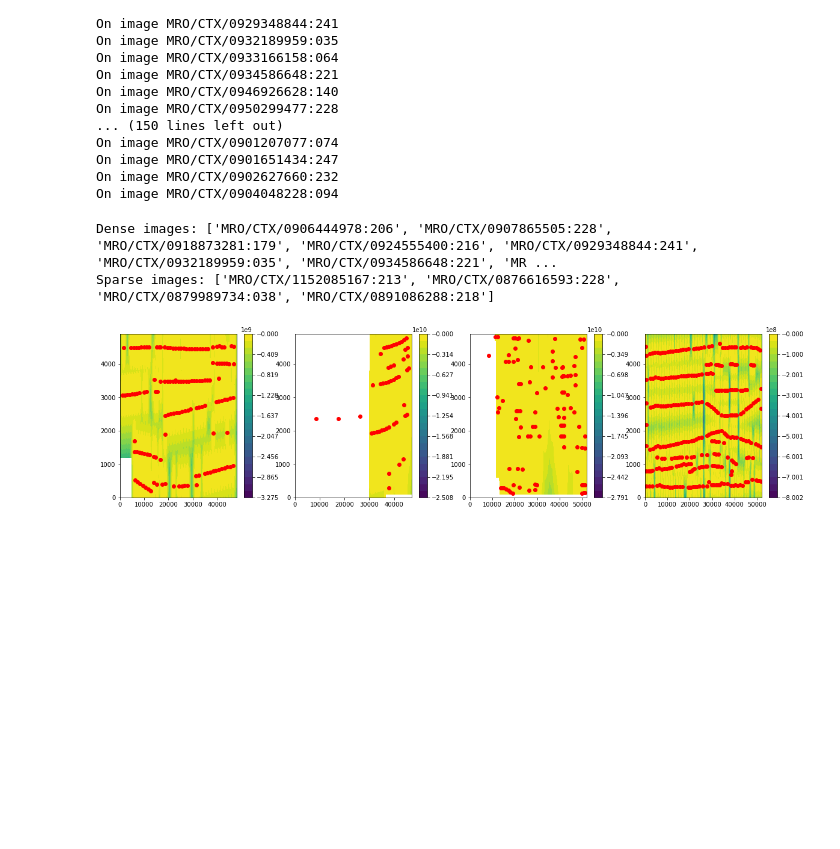
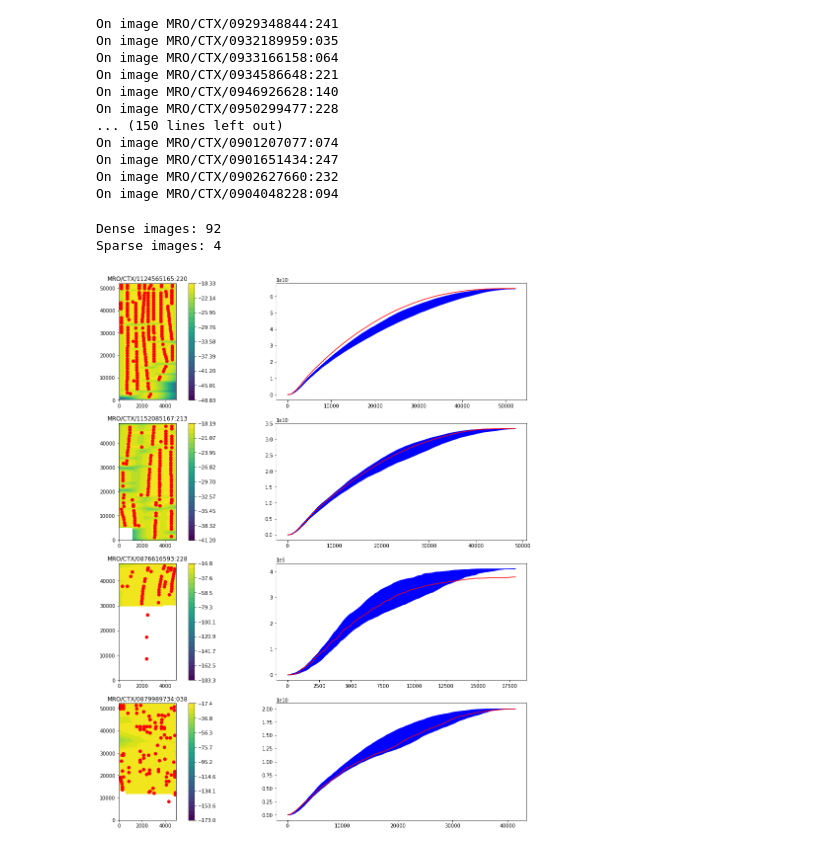
Before and after one commit to DOI-USGS/knoten, a Jupyter notebook: examples/Spatial_Control.ipynb, the cells around one changed output. Saved outputs shown, nothing was run; the diff lists cells and outputs as text; code cells hidden in the pictures; blank space fills up the shorter version.

```diff
--- a/examples/Spatial_Control.ipynb
+++ b/examples/Spatial_Control.ipynb
@@ -83,6 +92 @@ for sn, sensor in sensors.items():
     footprints[sn] = Polygon([[lon, lat] for lon, lat in zip(lons, lats)])
-# %%
-image_colors = {}
-for sn, footprint in footprints.items():
-    image_colors[sn] = np.random.rand(3,)
-    plot_geometry(footprint, c=image_colors[sn])
@@ -99,7 +101,3 @@ for sn1, sn2 in itertools.combinations(footprints.keys(), 2):
         overlapping[sn2] = overlapping[sn2].union(intersection)
 for sn, overlap in overlapping.items():
     overlapping[sn] = overlap.simplify(0.01)
-# %%
-for sn, overlap in overlapping.items():
-    plot_geometry(footprints[sn], c=image_colors[sn])
-    plot_geometry(overlap, c=image_colors[sn])
@@ -108,3 +103,0 @@ for sn, overlap in overlapping.items():
-# %%
-for sn, overlap in overlapping.items():
-    plot_geometry(back_project_geometry(overlap, sensors[sn]), c=image_colors[sn])
@@ -117,14 +108,14 @@ num_reps = 100
 k_func_steps = 100
 for sn, overlap in overlapping.items():
     print(f"On image {sn}")
-    image_geom = back_project_geometry(overlap, sensors[sn])
+    image_geom = back_project_geometry(overlap, sensors[sn], dem=dem)
     if image_geom.area <= 1e-10:
         print(f"  Skipping {sn} for having too little area")
         continue
     min_line, min_samp, max_line, max_samp = image_geom.bounds
     max_distance = np.sqrt((max_line - min_line)**2 + (max_samp - min_samp)**2)
-    upper = np.zeros(steps)
-    lower = np.ones(steps) * max_distance * max_distance * max_distance
+    upper = np.zeros(k_func_steps)
+    lower = np.ones(k_func_steps) * max_distance * max_distance * max_distance
     count = 0
     measure_points = [Point(measure[0], measure[1]) for measure in cnet_df.loc[cnet_df.serialnumber == sn, ["line", "sample"]].values]
     if not measure_points:
@@ -172,36 +163,42 @@ for sn, k_func in image_k.items():
     if any(below > 1):
         sparse.append(sn)
 # %%
-print("Dense images:", dense)
-print("Sparse images:", sparse)
+print("Dense images:", len(dense))
+print("Sparse images:", len(sparse))
 # %% [output]
-Dense images: ['MRO/CTX/0906444978:206', 'MRO/CTX/0907865505:228', 'MRO/CTX/0918873281:179', 'MRO/CTX/0924555400:216', 'MRO/CTX/0929348844:241', 'MRO/CTX/0932189959:035', 'MRO/CTX/0934586648:221', 'MR ...
-Sparse images: ['MRO/CTX/1152085167:213', 'MRO/CTX/0876616593:228', 'MRO/CTX/0879989734:038', 'MRO/CTX/0891086288:218']
+Dense images: 92
+Sparse images: 4
 # %%
 downsample = 100
-fig, axis_list = plt.subplots(1, 4, figsize=(20,5))
+fig, axis_list = plt.subplots(len(sparse), 2, figsize=(20,5*len(sparse)))
 axis_index = 0
 for sn in sparse:
     sensor = sensors[sn]
     num_lines = sensor.getImageSize().line
     num_samples = sensor.getImageSize().samp
     measure_data = cnet_df.loc[cnet_df.serialnumber == sn, ["line", "sample"]].values
-    kde = KernelDensity(kernel="gaussian", bandwidth=0.04)
+    bandwidth = 0.9 * np.amin(np.std(measure_data, axis=0)) * np.power(measure_data.shape[0], -1/5)
+    kde = KernelDensity(kernel="gaussian", bandwidth=bandwidth)
     kde.fit(measure_data)
     lines, samples = np.meshgrid(np.arange(0, num_lines, downsample), np.arange(0, num_samples, downsample))
     sample_coords = np.vstack([lines.ravel(), samples.ravel()]).T
     scores = kde.score_samples(sample_coords)
     scores = scores.reshape(lines.shape)
-    image_geom = back_project_geometry(overlapping[sn], sensor)
+    image_geom = back_project_geometry(overlapping[sn], sensor, dem=dem)
     mask = np.array([not image_geom.contains(Point(line, samp)) for line, samp in zip(lines.ravel(), samples.ravel())])
     mask = mask.reshape(lines.shape)
     masked_lines = np.ma.masked_array(lines, mask=mask)
     masked_samples = np.ma.masked_array(samples, mask=mask)
     masked_scores = np.ma.masked_array(scores, mask=mask)
     levels = np.linspace(scores.min(), scores.max(), 25)
-    density_plot = axis_list[axis_index].contourf(masked_lines, masked_samples, masked_scores, levels=levels)
-    axis_list[axis_index].plot(measure_data[:,0], measure_data[:,1], 'ro')
-    fig.colorbar(density_plot, ax=axis_list[axis_index])
+    density_plot = axis_list[axis_index][0].contourf(masked_samples, masked_lines, masked_scores, levels=levels)
+    axis_list[axis_index][0].plot(measure_data[:,1], measure_data[:,0], 'ro')
+    fig.colorbar(density_plot, ax=axis_list[axis_index][0])
+    axis_list[axis_index][0].set_aspect( num_samples / num_lines * 2)
+    axis_list[axis_index][1].fill_between(image_k[sn][0], image_k_envelope[sn][0], image_k_envelope[sn][1], color="b")
+    axis_list[axis_index][1].plot(image_k[sn][0], image_k[sn][1], color="r")
+    axis_list[axis_index][0].title.set_text(sn)
     axis_index += 1
+plt.show()
 # %% [output]
-[figure, old version]
+[figure, new version]
```
Also changed, not shown: parts of 9 cells of this notebook, 2 other files.
